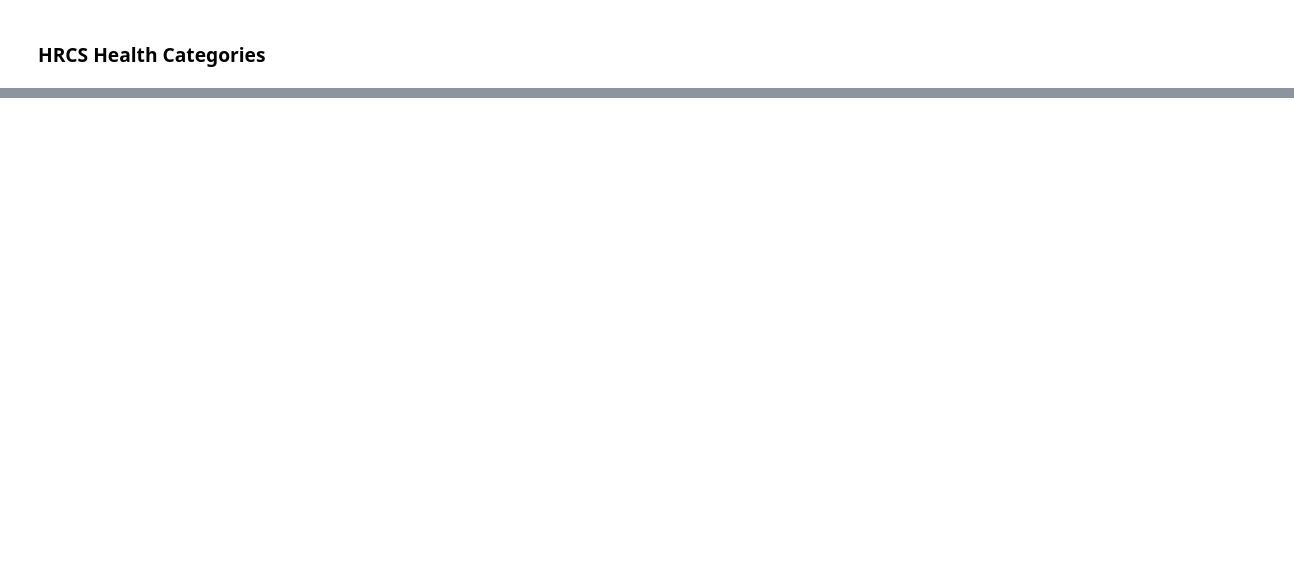
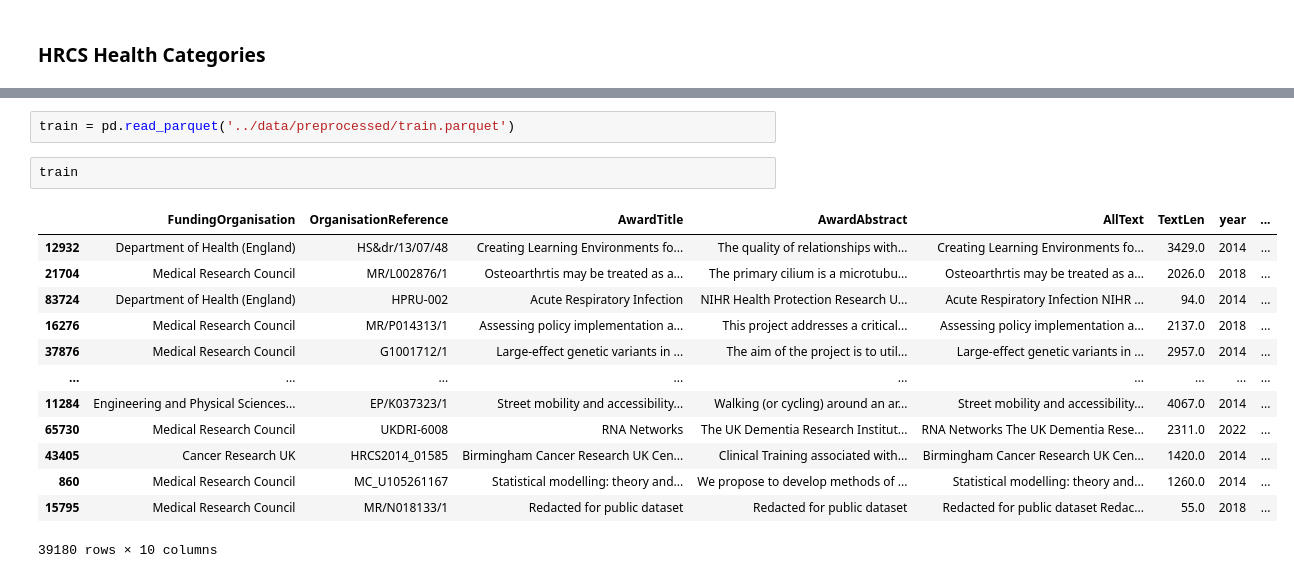
Before and after one commit to wellcometrust/grant_hrcs_tagger, a Jupyter notebook: notebooks/tag_overview.ipynb, the cells around one changed output, grey strips where cells are left out. Cells and saved outputs as stored; diff of their text form; blank space fills up the shorter version.

Commit message:
first stab at training

```diff
--- a/notebooks/tag_overview.ipynb
+++ b/notebooks/tag_overview.ipynb
@@ -32,0 +78,18 @@ higher_hc_counts.plot(kind='barh', y='count', x='HC', figsize=(9, 8));
+# %%
+train = pd.read_parquet('../data/preprocessed/train.parquet')
+# %%
+train
+# %% [output]
+|  | FundingOrganisation | OrganisationReference | AwardTitle | AwardAbstract | AllText | TextLen | year | ... |
+| 12932 | Department of Health (England) | HS&dr/13/07/48 | Creating Learning Environments fo... | The quality of relationships with... | Creating Learning Environments fo... | 3429.0 | 2014 | ... |
+| 21704 | Medical Research Council | MR/L002876/1 | Osteoarthrtis may be treated as a... | The primary cilium is a microtubu... | Osteoarthrtis may be treated as a... | 2026.0 | 2018 | ... |
+| 83724 | Department of Health (England) | HPRU-002 | Acute Respiratory Infection | NIHR Health Protection Research U... | Acute Respiratory Infection NIHR ... | 94.0 | 2014 | ... |
+| 16276 | Medical Research Council | MR/P014313/1 | Assessing policy implementation a... | This project addresses a critical... | Assessing policy implementation a... | 2137.0 | 2018 | ... |
+| 37876 | Medical Research Council | G1001712/1 | Large-effect genetic variants in ... | The aim of the project is to util... | Large-effect genetic variants in ... | 2957.0 | 2014 | ... |
+| ... | ... | ... | ... | ... | ... | ... | ... | ... |
+| 11284 | Engineering and Physical Sciences... | EP/K037323/1 | Street mobility and accessibility... | Walking (or cycling) around an ar... | Street mobility and accessibility... | 4067.0 | 2014 | ... |
+| 65730 | Medical Research Council | UKDRI-6008 | RNA Networks | The UK Dementia Research Institut... | RNA Networks The UK Dementia Rese... | 2311.0 | 2022 | ... |
+| 43405 | Cancer Research UK | HRCS2014_01585 | Birmingham Cancer Research UK Cen... | Clinical Training associated with... | Birmingham Cancer Research UK Cen... | 1420.0 | 2014 | ... |
+| 860 | Medical Research Council | MC_U105261167 | Statistical modelling: theory and... | We propose to develop methods of ... | Statistical modelling: theory and... | 1260.0 | 2014 | ... |
+| 15795 | Medical Research Council | MR/N018133/1 | Redacted for public dataset | Redacted for public dataset | Redacted for public dataset Redac... | 55.0 | 2018 | ... |
+39180 rows × 10 columns
```
Also changed, not shown: parts of 10 cells of this notebook, 2 other files.
